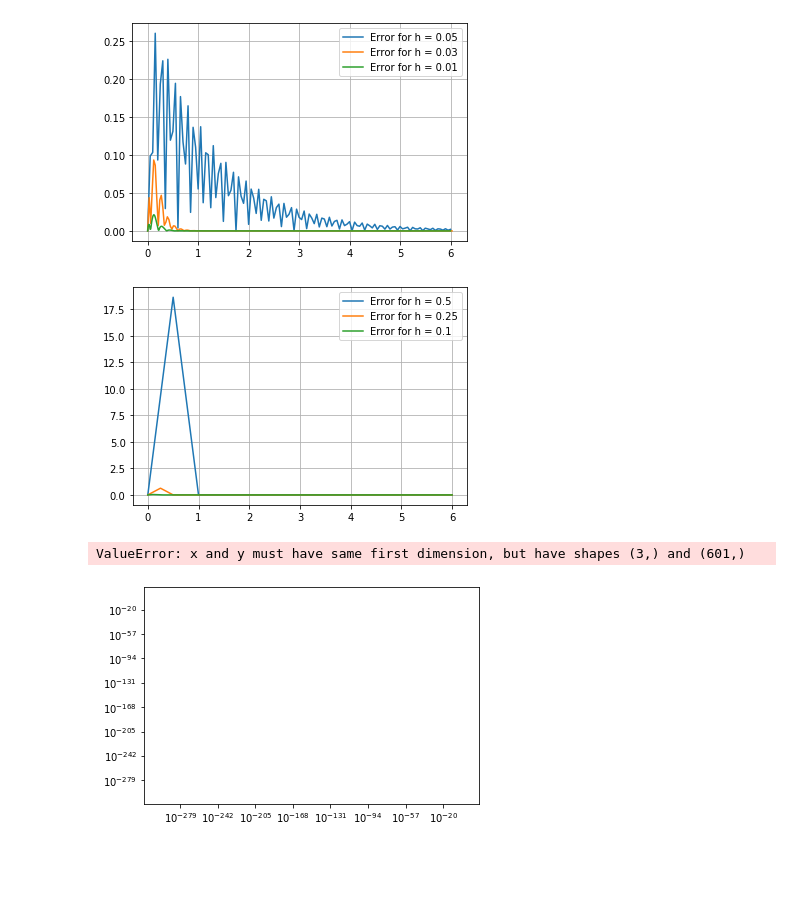
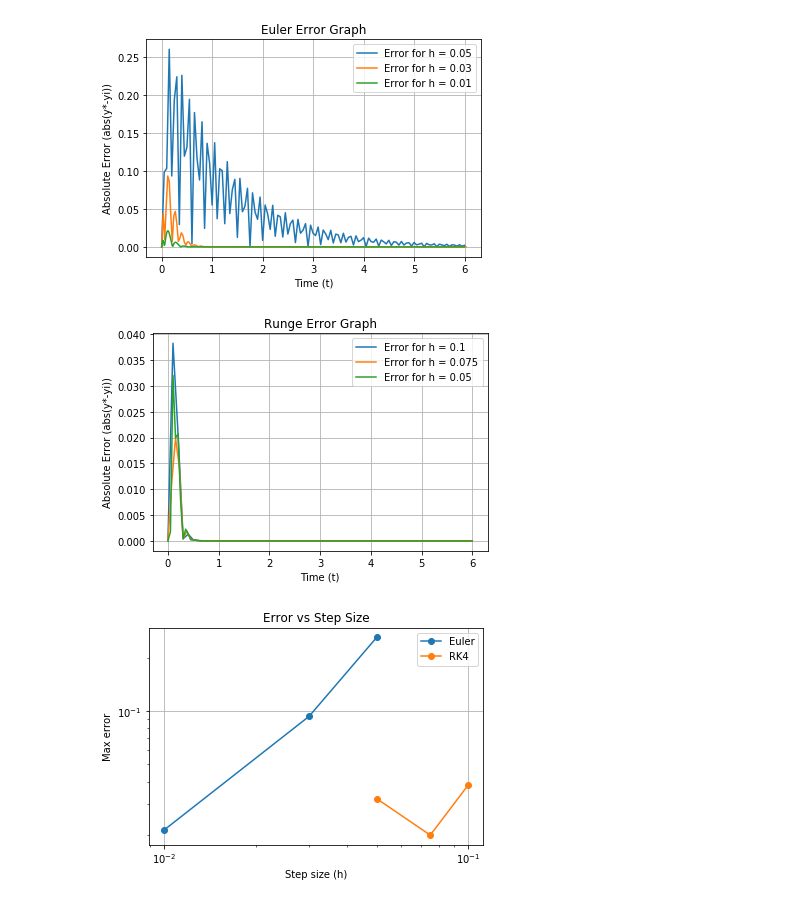
Before and after one commit to dblhlindsey/coe311k, a Jupyter notebook: coe311k/Lindsey_Holden_COE311K_FinalProject.ipynb, the cells around one changed output. Drawn from its saved outputs; the diff is of its cells as text; code cells hidden in the pictures; blank space fills up the shorter version.

```diff
--- a/coe311k/Lindsey_Holden_COE311K_FinalProject.ipynb
+++ b/coe311k/Lindsey_Holden_COE311K_FinalProject.ipynb
@@ -60,8 +66,10 @@ def runge_kutta_method(h, t_start, t_end, y_0):
     y_values[0] = y_0
 
     for i in range(1, len(t_values)):
+        t = t_values[i-1]
         y = y_values[i-1]
-        k1 = df(t_values[i-1], y)
+        # Runge-Kutta Slopes
+        k1 = df(t, y)
         k2 = df((t + h/2),(y+k1*h/2))
         k3 = df((t + h/2),(y+k2*h/2))
         k4 = df((t + h),(y+k3*h))
@@ -139,3 +198,23 @@ c1 = 0.254
 c2 = b*wn*c1/wd
 def f(t):
     return np.exp(-b*wn*t)*(c1*np.cos(wd*t)+c2*np.sin(wd*t))
+# %%
+# Too Large Step Size
+h = 0.1
+t, Y = euler_forward_method(h, t_start, t_end, y_0)
+pos = Y[:,0]
+plt.plot(t, pos, label='Euler Position for h = ' + str(h))
+
+h = 0.2
+t, Y = runge_kutta_method(h, t_start, t_end, y_0)
+pos = Y[:,0]
+plt.plot(t, pos, label='Runge Position for h = ' + str(h))
+
+plt.title("Unstable Behavior Example")
+plt.xlabel("Time (t)")
+plt.ylabel("Position (y)")
+plt.grid()
+plt.legend()
+plt.show()
+
+#In this case, the Runge-Kutta method is unable to accurately model the exponential decay and the euler method blows up.
@@ -142,31 +223,43 @@ def f(t):
 # %%
+# Error Analysis
+max_euler_error = []
+max_runge_error = []
+
 plt.figure()
-
 for h in eulerhs:
     et, Y = euler_forward_method(h, t_start, t_end, y_0)
     pos = Y[:,0]
     euler_error = np.abs(pos - f(et))
+    max_euler_error.append(max(euler_error))
     plt.plot(et, euler_error, label='Error for h = ' + str(h))
+
+plt.title("Euler Error Graph")
+plt.xlabel("Time (t)")
+plt.ylabel("Absolute Error (abs(y*-yi))")
 plt.grid()
 plt.legend()
 plt.show()
 
 for h in rungehs:
     rt, Y = runge_kutta_method(h, t_start, t_end, y_0)
     pos = Y[:,0]
     runge_error = np.abs(pos - f(rt))
+    max_runge_error.append(max(runge_error))
     plt.plot(rt, runge_error, label='Error for h = ' + str(h))
+
+plt.title("Runge Error Graph")
+plt.xlabel("Time (t)")
+plt.ylabel("Absolute Error (abs(y*-yi))")
 plt.grid()
 plt.legend()
 plt.show()
 # %% [output]
-[figure, old version]
+[figure, new version]
-[figure, old version]
+[figure, new version]
 # %%
 plt.figure()
-plt.loglog(eulerhs et, 'o-', label='Euler')
-plt.loglog(rungehs, rt, 'o-', label='RK4')
-
+plt.loglog(eulerhs, max_euler_error, 'o-', label='Euler')
+plt.loglog(rungehs, max_runge_error, 'o-', label='RK4')
 plt.xlabel("Step size (h)")
 plt.ylabel("Max error")
 plt.title("Error vs Step Size")
@@ -174,5 +267,4 @@ plt.legend()
 plt.grid()
 plt.show()
 # %% [output]
-ValueError: x and y must have same first dimension, but have shapes (3,) and (601,)
-[figure, old version]
+[figure, new version]
```
Also changed, not shown: parts of 16 cells of this notebook, 2 other files.
